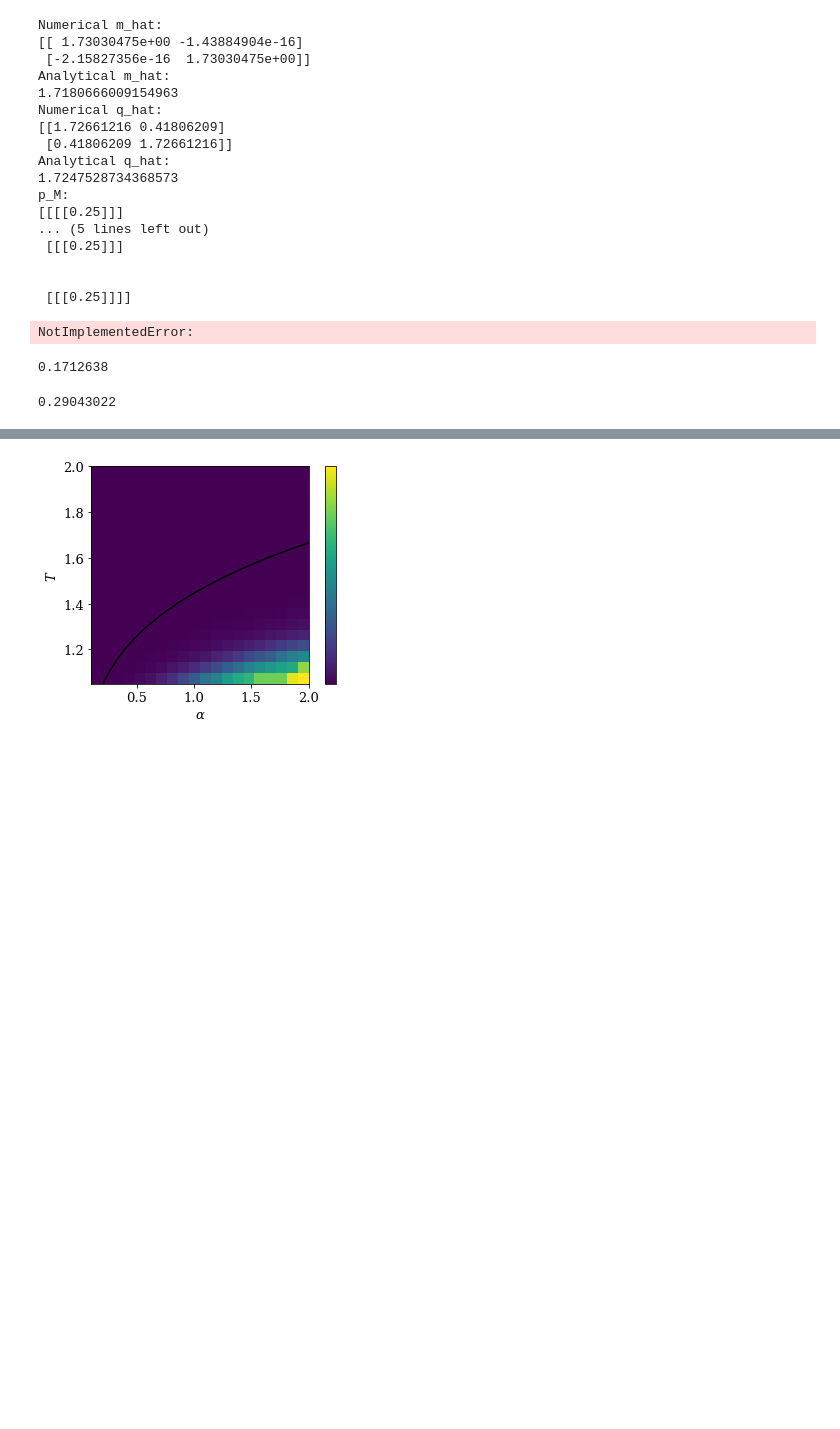
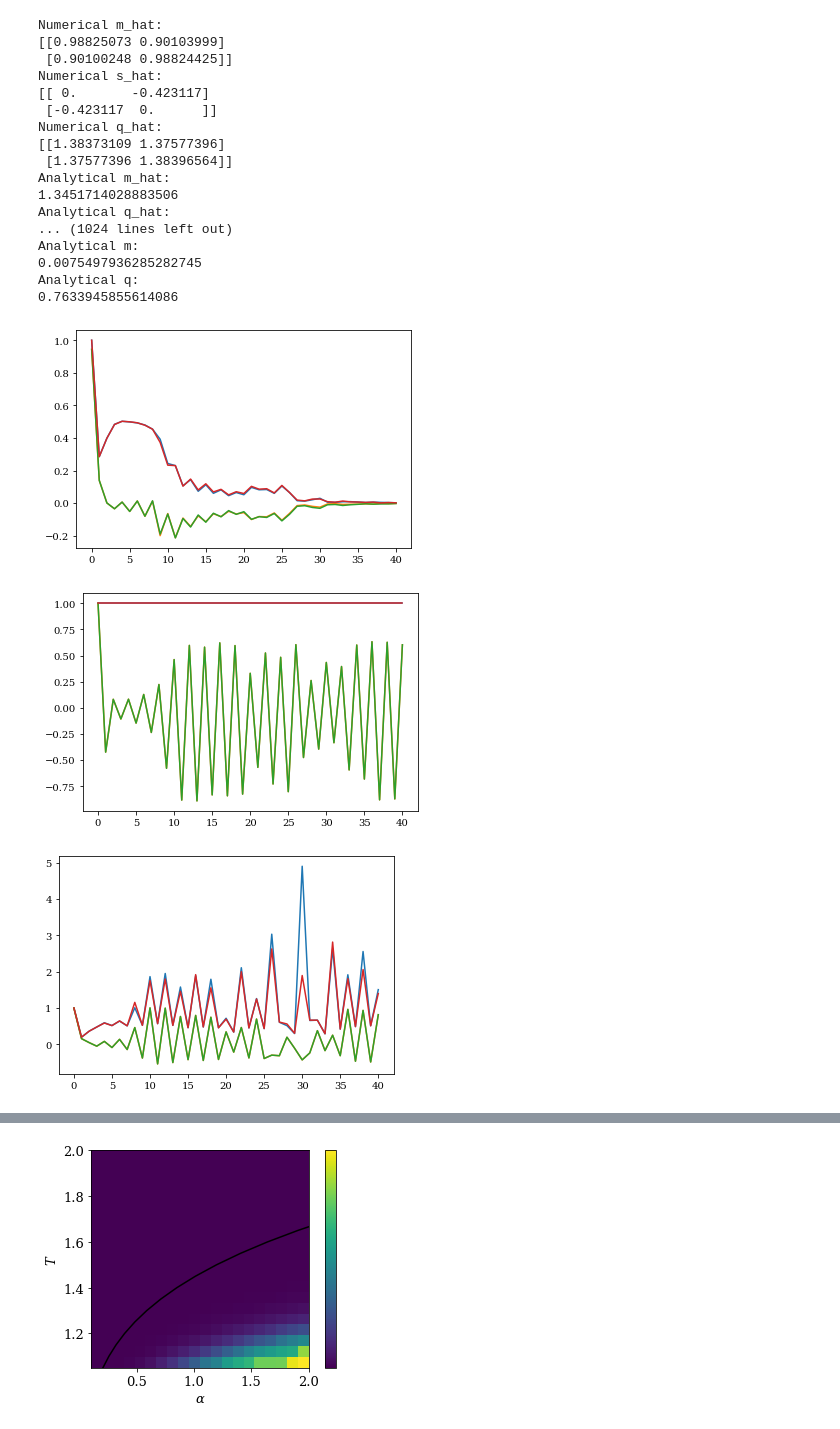
Before and after one commit to RobinTher/BM_fixed_point_iterations, a Jupyter notebook: Fixed_point_iterations.ipynb, the cells around one changed output, grey strips where cells are left out. Drawn from its saved outputs; the diff is of its cells as text; code cells hidden in the pictures; blank space fills up the shorter version.

```diff
--- a/Fixed_point_iterations.ipynb
+++ b/Fixed_point_iterations.ipynb
@@ -480,79 +250,57 @@ class Iterator():
 
         return m_list, s_list, q_list # m, s, q
 # %%
-n_normal_samples = 20000
+n_normal_samples = 200000
 n_binary_samples = 2000000
 
 beta = 1.2
-alpha = 1.8 # 0.48
+alpha = 1.4
 P = 2
-c = 0 # 0.7
+c = 0
 
 mat_cor = simple_mat_cor(P, c)
 
-iterator = Iterator(beta, alpha, mat_cor, P, n_normal_samples, n_binary_samples)
+print_comparison = True
+
+iterator = Iterator(beta, alpha, mat_cor, P, n_normal_samples, n_binary_samples, print_comparison)
 # %%
 # Probe c = 0.1, 0.4, 0.7, 1
 # or c = 0.1, 0.25, 0.4, 0.55, 0.7, 0.85, 1
 
 t = 40
 
-# m = -np.array([[0.32, -0.32], [-0.32, 0.32]])
-# s = np.identity(P)
-# q = np.array([[0.55, 0.1], [0.1, 0.55]])
-
-m = np.identity(P) # random_mat_cor(P)
-s = np.identity(P) # np.zeros((P, P)) # random_mat_cor(P)
-q = np.identity(P) # np.zeros((P, P)) # random_mat_cor(P)
-
-# s = s - np.eye(P, P) * np.diagonal(s)[:, np.newaxis]
+m = random_mat_cor(P)
+s = random_mat_cor(P)
+q = random_mat_cor(P)
 
 m_list, s_list, q_list = iterator.iterate(m, s, q, t, store_state = True)
 
 plt.plot(np.array(m_list).reshape(t+1, P**2))
 plt.show()
 
 plt.plot(np.array(s_list).reshape(t+1, P**2))
 plt.show()
 
 plt.plot(np.array(q_list).reshape(t+1, P**2))
 plt.show()
 # %% [output]
 Numerical m_hat:
-[[ 1.73030475e+00 -1.43884904e-16]
- [-2.15827356e-16  1.73030475e+00]]
+[[0.98825073 0.90103999]
+ [0.90100248 0.98824425]]
+Numerical s_hat:
+[[ 0.       -0.423117]
+ [-0.423117  0.      ]]
+Numerical q_hat:
+[[1.38373109 1.37577396]
+ [1.37577396 1.38396564]]
 Analytical m_hat:
-1.7180666009154963
-Numerical q_hat:
-[[1.72661216 0.41806209]
- [0.41806209 1.72661216]]
+1.3451714028883506
 Analytical q_hat:
-1.7247528734368573
-p_M:
-[[[[0.25]]]
-... (5 lines left out)
- [[[0.25]]]
-
-
- [[[0.25]]]]
+... (1024 lines left out)
+Analytical m:
+0.0075497936285282745
+Analytical q:
+0.7633945855614086
-NotImplementedError:
+[figure, added]
+[figure, added]
+[figure, added]
-# %%
-np.sum(np.abs(np.array([[0.17961558, -0.07934133], [-0.05717576, 0.02639493]])))/2
-# %% [output]
-0.1712638
-# %%
-2 * 0.33445382
-# 0.669
-
-2 * 0.307
-# 0.614
-
-2 * 0.1945
-# 0.389
-
-2 * 0.14521511
-# 0.290
-
-### 2 * 0.18385678
-# %% [output]
-0.29043022
```
Also changed, not shown: parts of 8 cells of this notebook.
